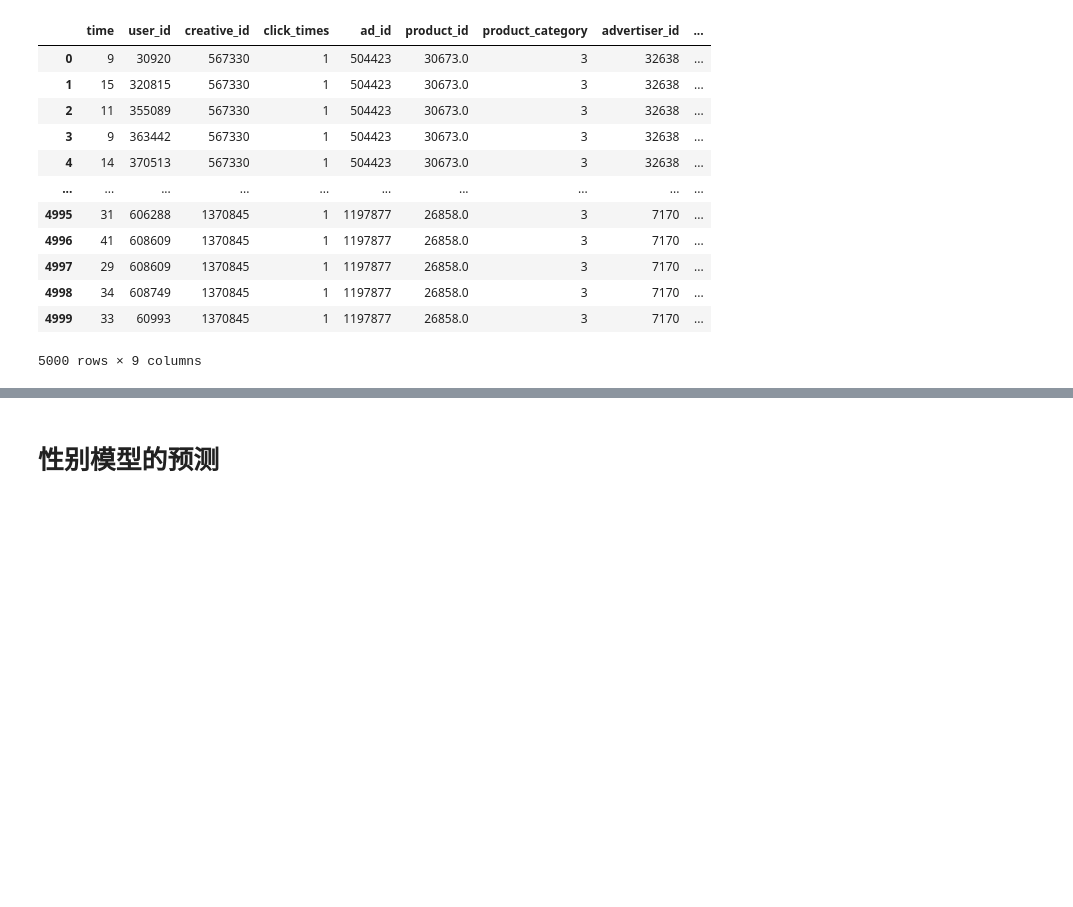
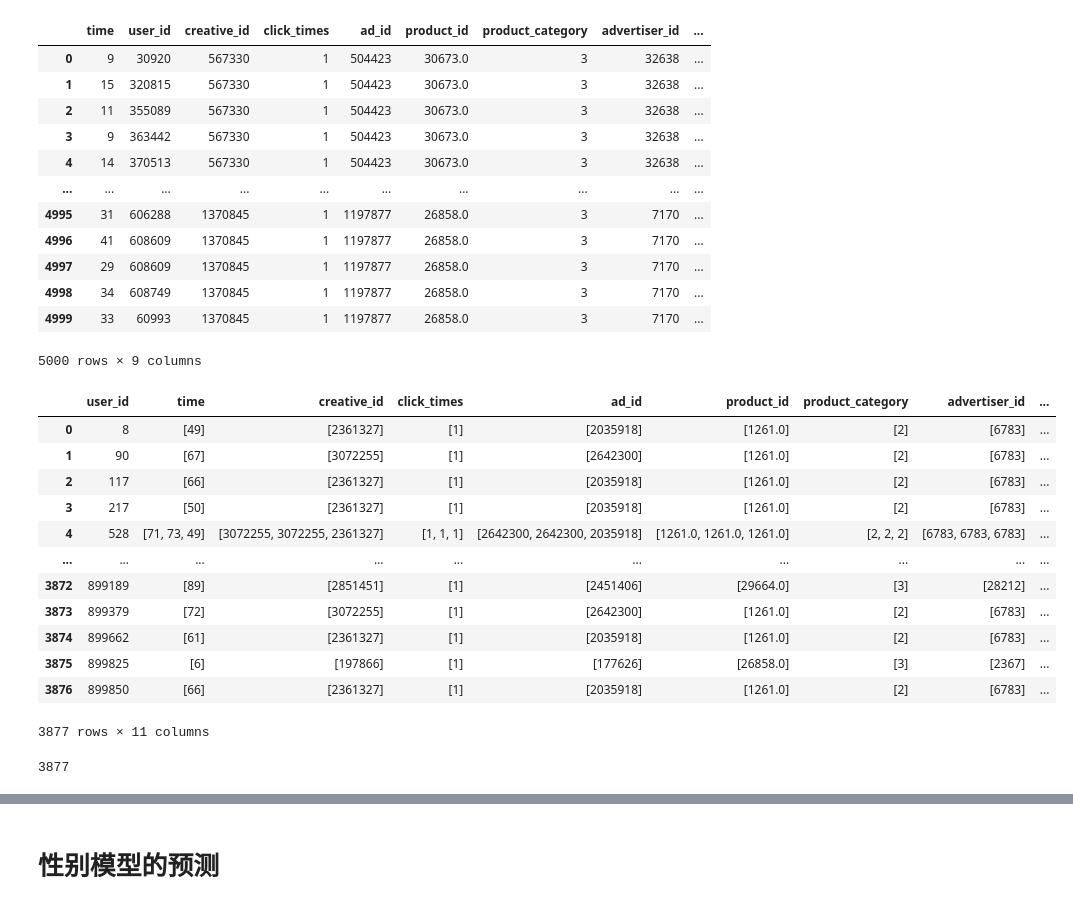
Before and after one commit to Badstu/tencent_algo_2020, a Jupyter notebook: main.ipynb, the cells around one changed output, grey strips where cells are left out. Saved outputs shown, nothing was run; the diff lists cells and outputs as text; code cells hidden in the pictures; blank space fills up the shorter version.

```diff
--- a/main.ipynb
+++ b/main.ipynb
@@ -73,3 +77,25 @@ sample_grouped = sample_record.groupby("user_id")
 | 4998 | 34 | 608749 | 1370845 | 1 | 1197877 | 26858.0 | 3 | 7170 | ... |
 | 4999 | 33 | 60993 | 1370845 | 1 | 1197877 | 26858.0 | 3 | 7170 | ... |
 5000 rows × 9 columns
+# %%
+list_grouped = sample_grouped.agg(list).reset_index()
+list_grouped = pd.merge(list_grouped, train_user, on="user_id")
+# for user_id, record in sample_grouped:
+# %%
+list_grouped
+len(list_grouped)
+# %% [output]
+|  | user_id | time | creative_id | click_times | ad_id | product_id | product_category | advertiser_id | ... |
+| 0 | 8 | [49] | [2361327] | [1] | [2035918] | [1261.0] | [2] | [6783] | ... |
+| 1 | 90 | [67] | [3072255] | [1] | [2642300] | [1261.0] | [2] | [6783] | ... |
+| 2 | 117 | [66] | [2361327] | [1] | [2035918] | [1261.0] | [2] | [6783] | ... |
+| 3 | 217 | [50] | [2361327] | [1] | [2035918] | [1261.0] | [2] | [6783] | ... |
+| 4 | 528 | [71, 73, 49] | [3072255, 3072255, 2361327] | [1, 1, 1] | [2642300, 2642300, 2035918] | [1261.0, 1261.0, 1261.0] | [2, 2, 2] | [6783, 6783, 6783] | ... |
+| ... | ... | ... | ... | ... | ... | ... | ... | ... | ... |
+| 3872 | 899189 | [89] | [2851451] | [1] | [2451406] | [29664.0] | [3] | [28212] | ... |
+| 3873 | 899379 | [72] | [3072255] | [1] | [2642300] | [1261.0] | [2] | [6783] | ... |
+| 3874 | 899662 | [61] | [2361327] | [1] | [2035918] | [1261.0] | [2] | [6783] | ... |
+| 3875 | 899825 | [6] | [197866] | [1] | [177626] | [26858.0] | [3] | [2367] | ... |
+| 3876 | 899850 | [66] | [2361327] | [1] | [2035918] | [1261.0] | [2] | [6783] | ... |
+3877 rows × 11 columns
+3877
```
Also changed, not shown: parts of 30 cells of this notebook, 6 other files.
